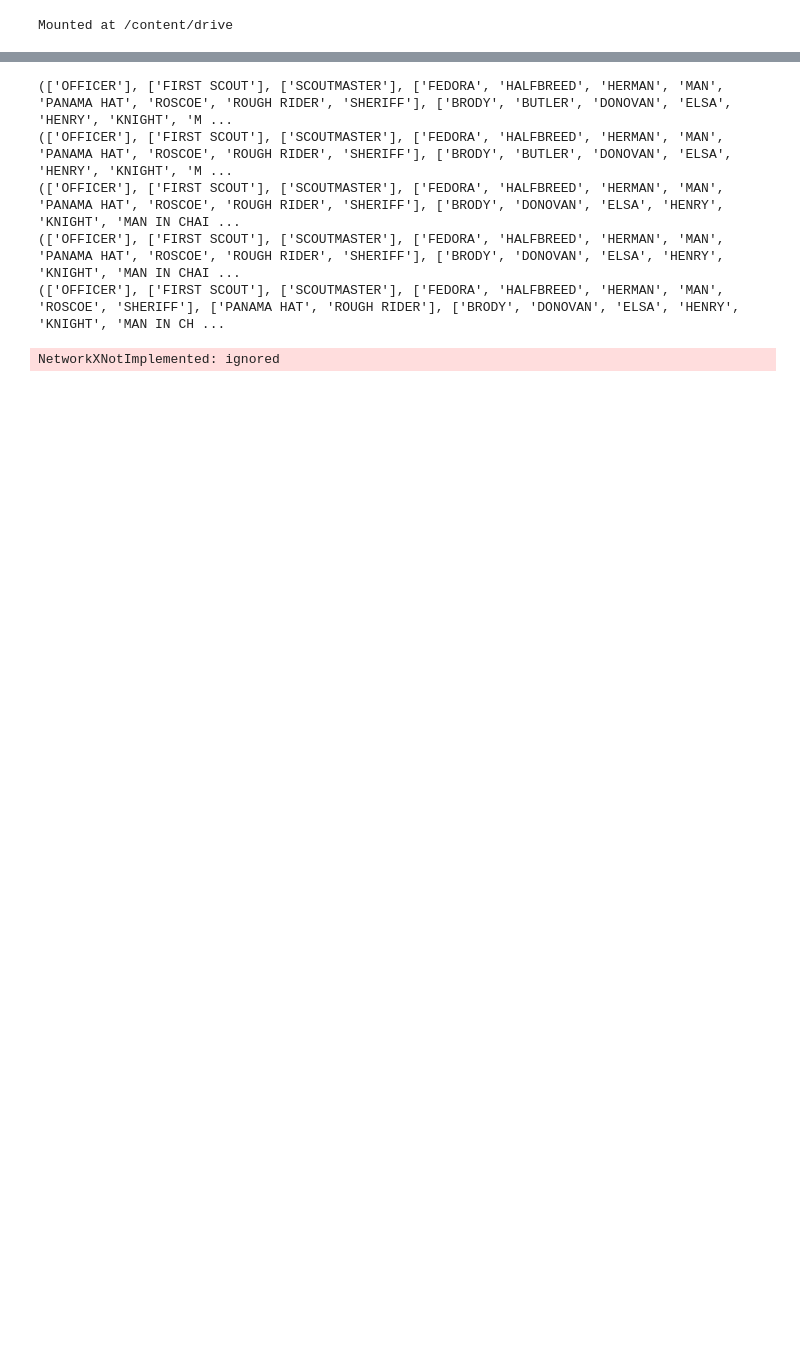
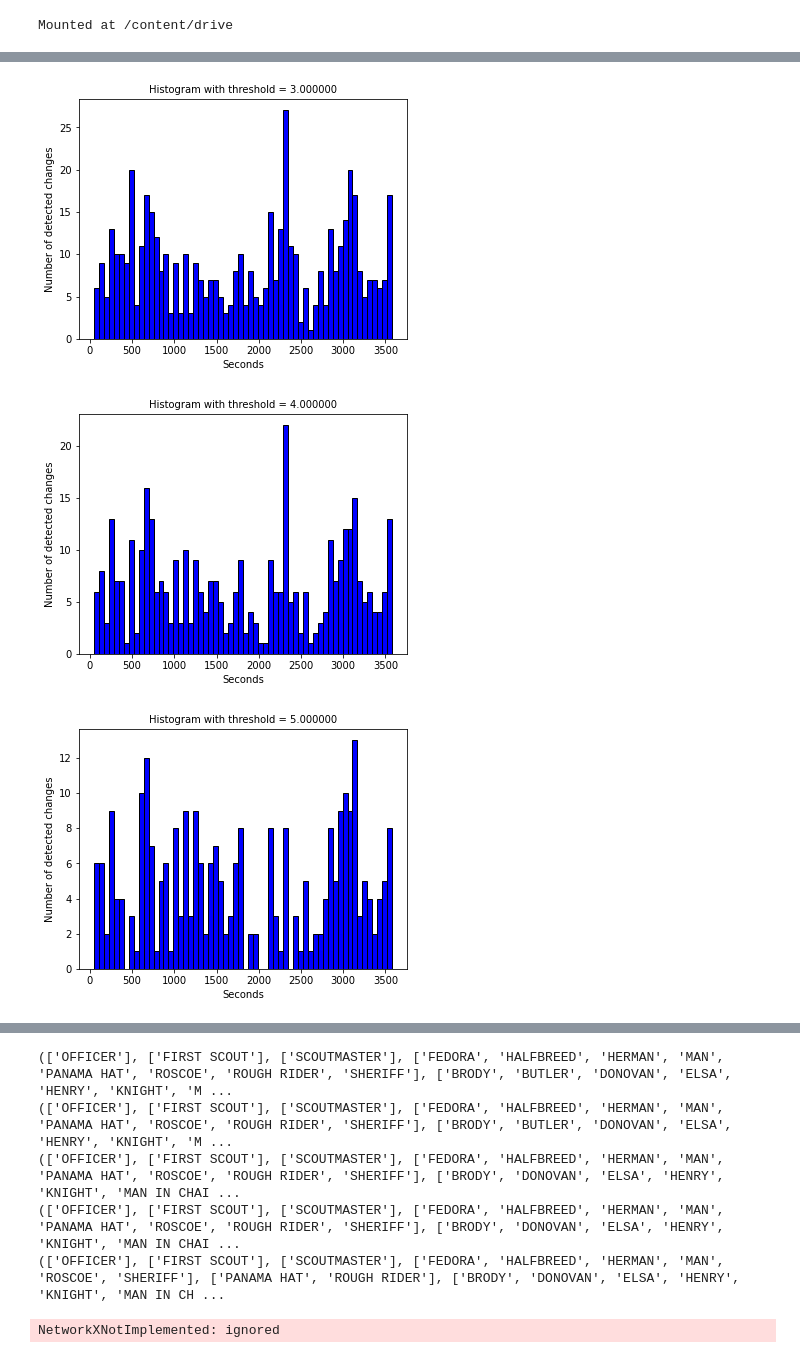
Before and after one commit to Llmortimer/character_morality, a Jupyter notebook: DissertationFilmAnalyzer.ipynb, the cells around one changed output, grey strips where cells are left out. Drawn from its saved outputs; the diff is of its cells as text; code cells hidden in the pictures; blank space fills up the shorter version.

```diff
--- a/DissertationFilmAnalyzer.ipynb
+++ b/DissertationFilmAnalyzer.ipynb
@@ -288,7 +623,7 @@ for count, i in enumerate(to_delete):
 # %%
 final_dialogue = []
 
-for i in char_annotated:
+for i in collected_dialogue:
     for count, j in enumerate(i[0]):
         temp, ms = i[5].split(',')
         h, m, s = temp.split(':')
@@ -297,10 +632,10 @@ for i in char_annotated:
         h, m, s = temp.split(':')
         end_time = int(h) * 3600 + int(m) * 60 + int(s) + float(ms)/1000
 
-        final_dialogue.append([j, i[4][count], start_time, end_time])
+        final_dialogue.append([j.strip(), i[4][count], start_time, end_time])
 # %%
-for f in final_dialogue:
-    print(f)
+for i in final_dialogue:
+    print(i)
 # %%
 #scene detection, for each frame assign a probablility that the scene has changed given the change of intensity of the pixels on the pervious frame.
 #if this probablility is higher than 0.5 for a given frame the frame time, and probablilty have been output to a file "time.txt" and the frame itself output to a PNG in scenes/
@@ -344,0 +666,3 @@ print(scenes)
+# %%
+for s in scenes:
+    print(s, scenes[s])
@@ -344,0 +713,5 @@ print(scenes)
+# %%
+f = open (json_scenes, "r")
+scenes = json.loads(f.read())
+for s in scenes:
+    print(scenes[s])
@@ -344,0 +1407,26 @@ print(scenes)
+# %%
+for i, threshold in enumerate(test_scenes_combined):
+    # Set up the plot
+    plt.figure(figsize=(20, 15))
+    ax = plt.subplot(3, 3, i + 1)
+
+    # Draw the plot
+    ax.hist(threshold, bins = int(3600/60),
+             color = 'blue', edgecolor = 'black')
+
+    # Title and labels
+    ax.set_title('Histogram with threshold = %f' %  pscene_threshold[i], size = 10)
+    ax.set_xlabel('Seconds', size = 10)
+    ax.set_ylabel('Number of detected changes', size= 10)
+
+plt.tight_layout()
+plt.show()
+
+plt.hist(true_scenes, bins = int(3600/60),
+             color = 'blue', edgecolor = 'black')
+
+plt.show()
+# %% [output]
+[figure, added]
+[figure, added]
+[figure, added]
```
Also changed, not shown: parts of 31 cells of this notebook.
